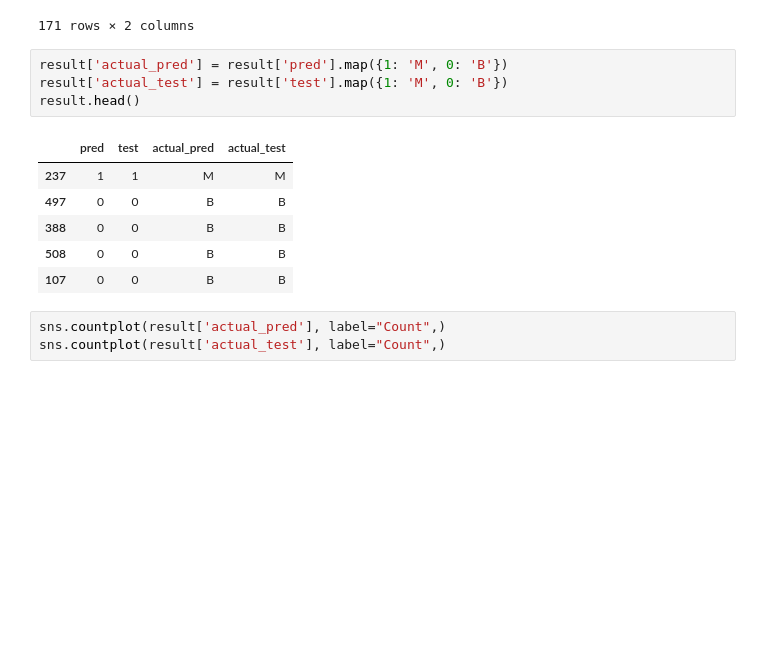
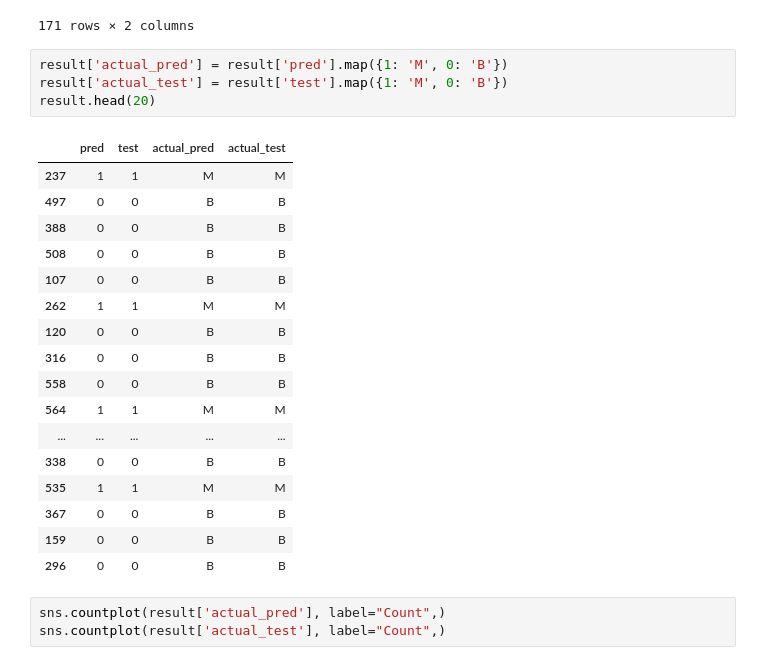
Before and after one commit to sylvas-j/ML, a Jupyter notebook: Tensorflow_works/cancer-detection/cancer.ipynb, the cells around one changed output. Saved outputs shown, nothing was run; the diff lists cells and outputs as text; blank space fills up the shorter version.

```diff
--- a/Tensorflow_works/cancer-detection/cancer.ipynb
+++ b/Tensorflow_works/cancer-detection/cancer.ipynb
@@ -291,14 +319,25 @@ result
 # %%
 result['actual_pred'] = result['pred'].map({1: 'M', 0: 'B'})
 result['actual_test'] = result['test'].map({1: 'M', 0: 'B'})
-result.head()
+result.head(20)
 # %% [output]
 |  | pred | test | actual_pred | actual_test |
 | 237 | 1 | 1 | M | M |
 | 497 | 0 | 0 | B | B |
 | 388 | 0 | 0 | B | B |
 | 508 | 0 | 0 | B | B |
 | 107 | 0 | 0 | B | B |
+| 262 | 1 | 1 | M | M |
+| 120 | 0 | 0 | B | B |
+| 316 | 0 | 0 | B | B |
+| 558 | 0 | 0 | B | B |
+| 564 | 1 | 1 | M | M |
+| ... | ... | ... | ... | ... |
+| 338 | 0 | 0 | B | B |
+| 535 | 1 | 1 | M | M |
+| 367 | 0 | 0 | B | B |
+| 159 | 0 | 0 | B | B |
+| 296 | 0 | 0 | B | B |
 # %%
 sns.countplot(result['actual_pred'], label="Count",)
 sns.countplot(result['actual_test'], label="Count",)
```
Also changed, not shown: parts of 13 cells of this notebook.
